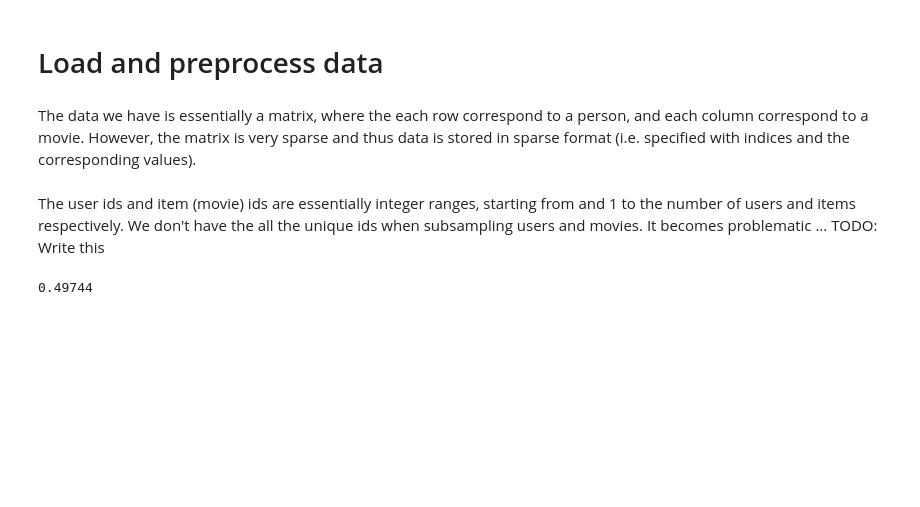
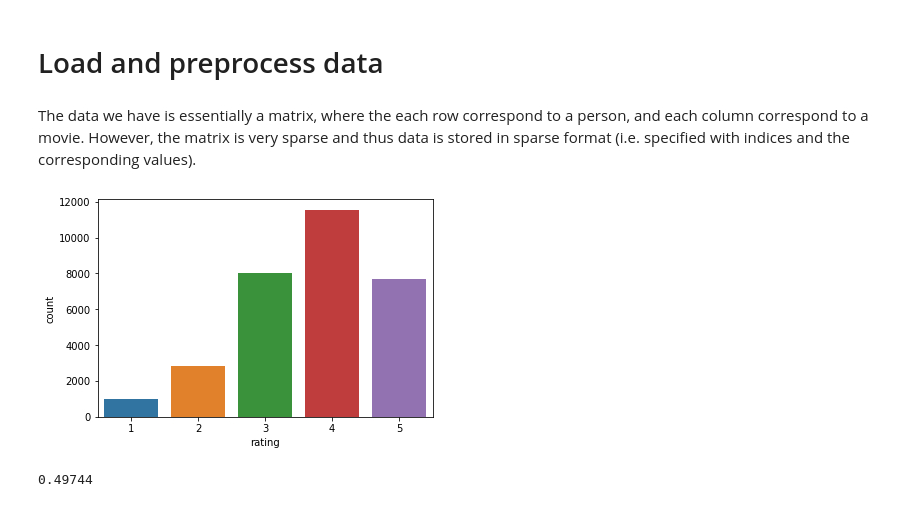
Before and after one commit to Napam/INF367A, a Jupyter notebook: Projects/Project2/StanProject.ipynb, the cells around one changed output. Drawn from its saved outputs; the diff is of its cells as text; code cells hidden in the pictures; blank space fills up the shorter version.

```diff
--- a/Projects/Project2/StanProject.ipynb
+++ b/Projects/Project2/StanProject.ipynb
@@ -32,7 +33,11 @@ df[['user_id', 'item_id']] -= 1
 
 # We are not going to use timestamp, therefore drop it
 df.drop('timestamp', axis='columns', inplace=True)
-# %% [markdown]
-The user ids and item (movie) ids are essentially integer ranges, starting from and 1 to the number of users and items respectively. We don't have the all the unique ids when subsampling users and movies. It becomes problematic ... TODO: Write this
+# %%
+sns.countplot(df.rating)
+# plt.savefig('ratings.pdf')
+plt.show()
+# %% [output]
+[figure, added]
 # %%
 def column_relabler(df: pd.DataFrame, column: str):
```
Also changed, not shown: parts of 21 cells of this notebook, 7 other files.
